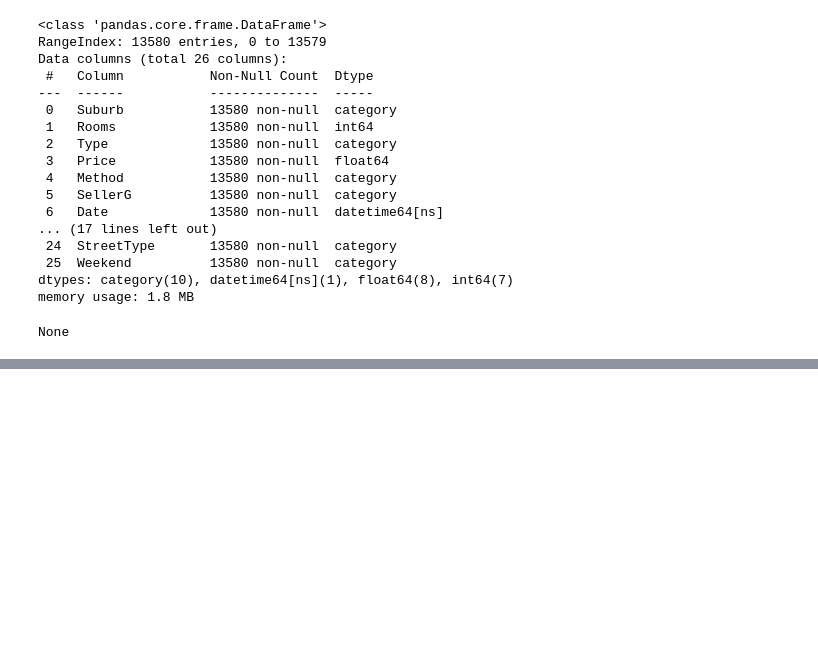
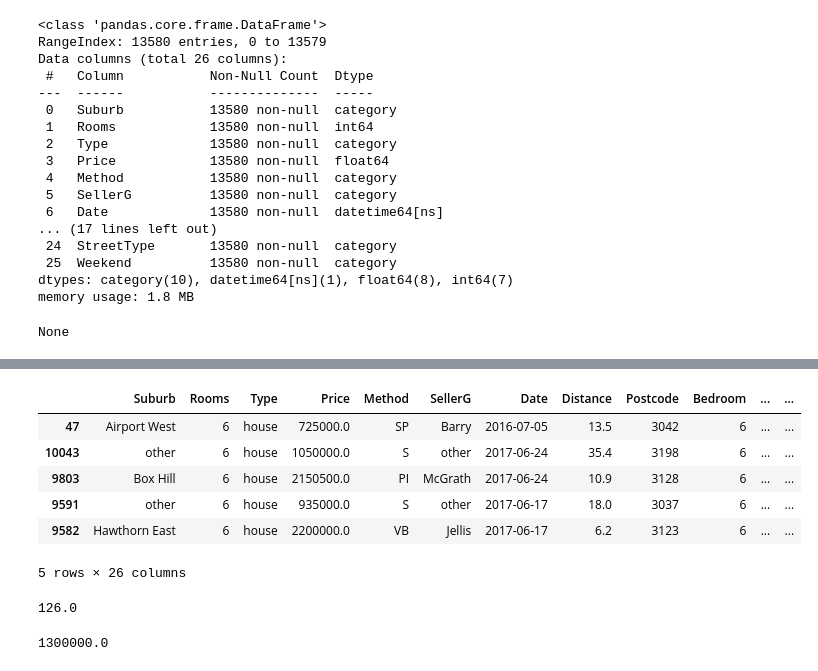
Before and after one commit to Alla-Kr/Alladata, a Jupyter notebook: SkillFactory/PY-12.Продвинутые методы работы с данными в Pandas/Продвинутые методы роботы с данными в Pandas.ipynb, the cells around one changed output, grey strips where cells are left out. Saved outputs shown, nothing was run; the diff lists cells and outputs as text; code cells hidden in the pictures; blank space fills up the shorter version.

```diff
--- a/SkillFactory/PY-12.Продвинутые методы работы с данными в Pandas/Продвинутые методы роботы с данными в Pandas.ipynb
+++ b/SkillFactory/PY-12.Продвинутые методы работы с данными в Pandas/Продвинутые методы роботы с данными в Pandas.ipynb
@@ -96,0 +152,33 @@ None
+# %%
+filtered = melb_df[melb_df['Rooms'] > 5].copy()
+
+filtered.sort_values(inplace=True, by=['Rooms'])
+
+filtered.head()
+# %% [output]
+|  | Suburb | Rooms | Type | Price | Method | SellerG | Date | Distance | Postcode | Bedroom | ... | ... |
+| 47 | Airport West | 6 | house | 725000.0 | SP | Barry | 2016-07-05 | 13.5 | 3042 | 6 | ... | ... |
+| 10043 | other | 6 | house | 1050000.0 | S | other | 2017-06-24 | 35.4 | 3198 | 6 | ... | ... |
+| 9803 | Box Hill | 6 | house | 2150500.0 | PI | McGrath | 2017-06-24 | 10.9 | 3128 | 6 | ... | ... |
+| 9591 | other | 6 | house | 935000.0 | S | other | 2017-06-17 | 18.0 | 3037 | 6 | ... | ... |
+| 9582 | Hawthorn East | 6 | house | 2200000.0 | VB | Jellis | 2017-06-17 | 6.2 | 3123 | 6 | ... | ... |
+5 rows × 26 columns
+# %%
+# Задание 2.2
+# 1 point possible (graded)
+# Произведите сортировку столбца AreaRatio по убыванию. При этом индексы полученной таблицы замените на новые.
+# Какое значение площади здания находится в строке 1558? Ответ округлите до целого числа.
+melb_df.sort_values(by='AreaRatio', ignore_index=True, ascending=False).loc[1558, 'BuildingArea']
+# %% [output]
+126.0
+# %%
+# Задание 2.3
+# 1 point possible (graded)
+# Найдите таунхаусы (Type) с количеством жилых комнат (Rooms) больше 2.
+# Отсортируйте полученную таблицу сначала по возрастанию числа комнат, а затем по убыванию средней площади комнат (MeanRoomsSquare).
+# Индексы таблицы замените на новые. Какая цена будет у объекта в строке 18? Ответ запишите в виде целого числа.
+mask1 = melb_df['Type'] == 'townhouse'
+mask2 = melb_df['Rooms']>2
+melb_df[mask1 & mask2].sort_values(by=['Rooms', 'MeanRoomsSquare'], ascending=[True, False], ignore_index=True).loc[18, 'Price']
+# %% [output]
+1300000.0
```
Also changed, not shown: parts of 23 cells of this notebook.
